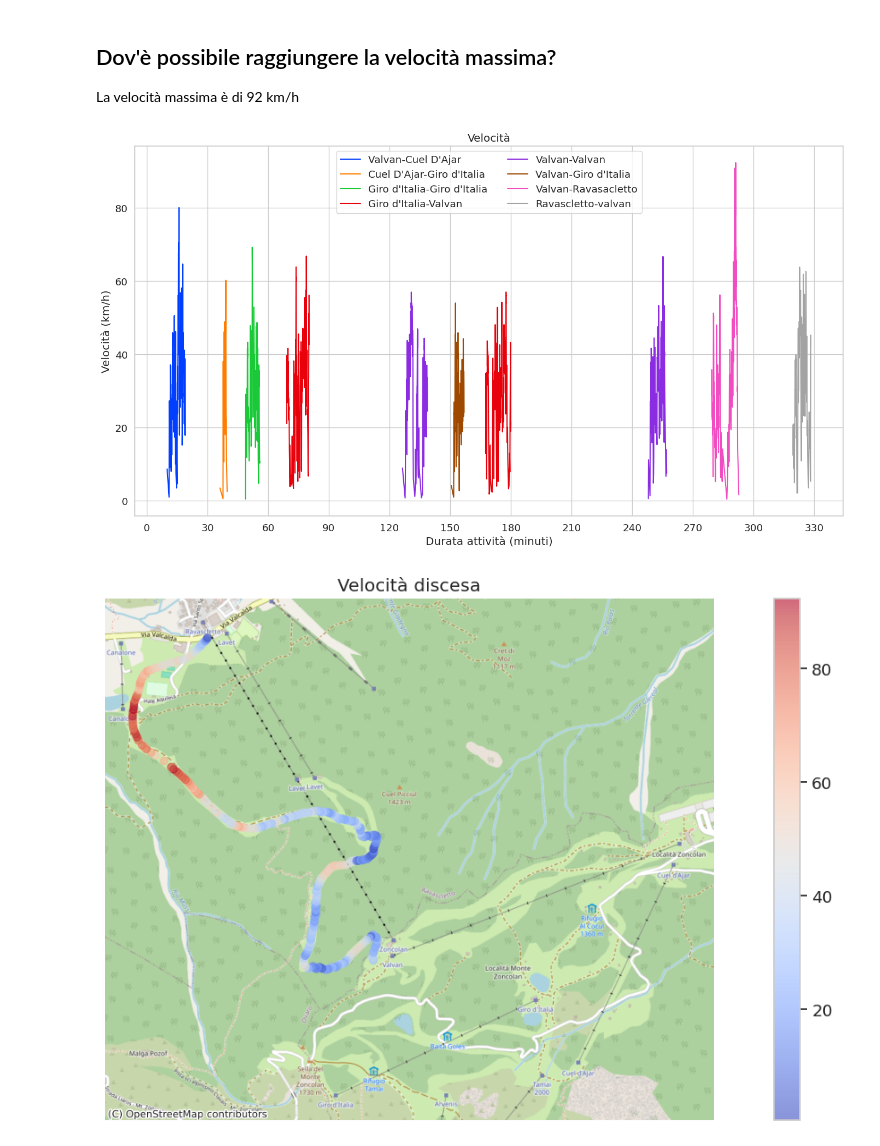
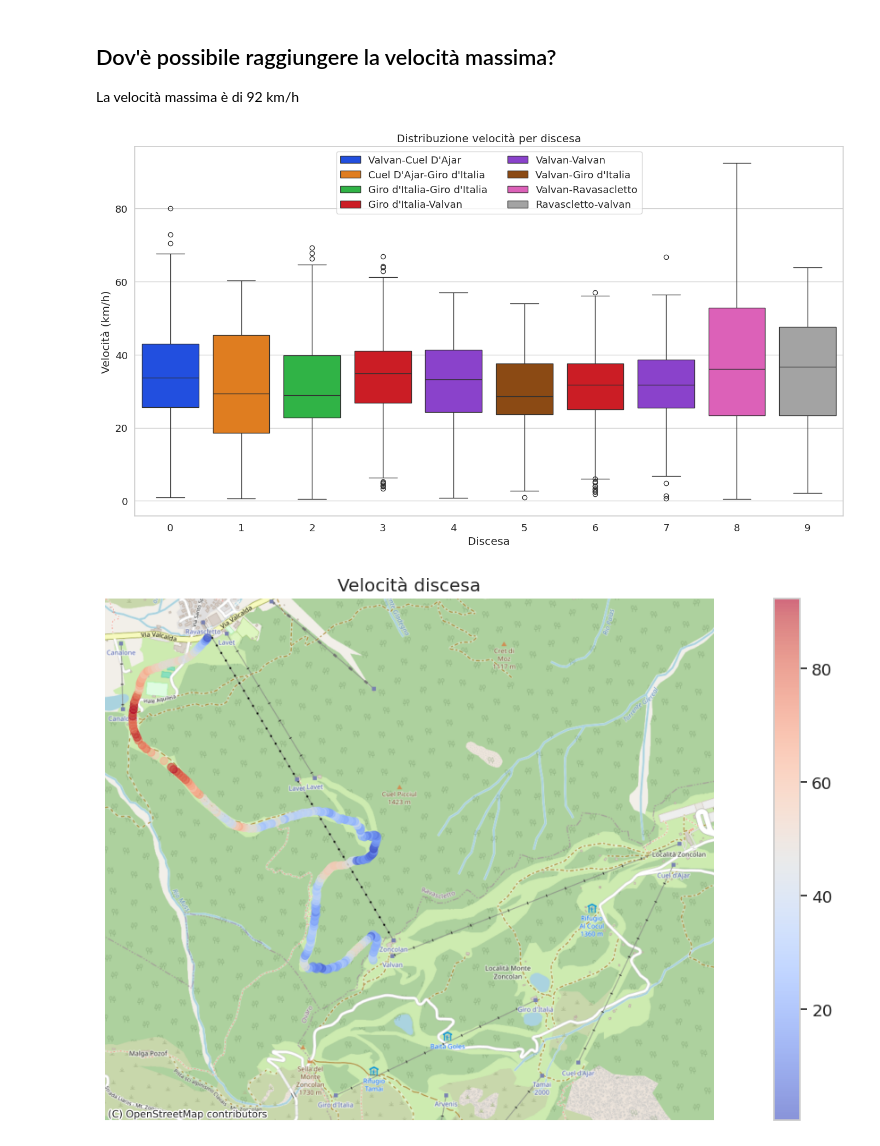
Before and after one commit to thomasmassarutto/DataSlopes, a Jupyter notebook: DataSlopes.ipynb, the cells around one changed output. Drawn from its saved outputs; the diff is of its cells as text; code cells hidden in the pictures.

Commit message:
boxplot distribuzione velocità per discesa

```diff
--- a/DataSlopes.ipynb
+++ b/DataSlopes.ipynb
@@ -690,55 +690,31 @@ mappa_colori_discese = dict(zip(
     gdf_discese['impianti'].unique(),
     palette
     ))
-# %%
-gdf_discese['delta_minuti'] = gdf_discese['time_from_start_minuti'].diff()
-gdf_discese['discesa'] = (gdf_discese['delta_minuti'] > 5).cumsum()
-
-
-
-f, ax = plt.subplots(1, 1, figsize=safe_image_size)
-ax.set_title("Velocità")
-
-## set elimina i duplicati
-labels= set()
-
-for _, discesa in gdf_discese.groupby('discesa'):
-
-    ## seleziona l'impianto (l'unico nella riga) e lo mappa in base al colore
-    impianto = discesa['impianti'].iloc[0]
-    colore = mappa_colori_discese[impianto] ## a questo punto so il colore che deve avere
-
-
-    if impianto not in labels:
-        label= impianto
-    else:
-        label= None ## non dovrebbe mai succedere...
-
-    labels.add(impianto)
-
-    sns.lineplot(
-        data=discesa,
-        y='velocita_kmh',
-        x='time_from_start_minuti',
-        ax=ax,
-        color=colore,
-        label=label
-    )
-
-ax.set_ylabel("Velocità (km/h)")
-ax.set_xlabel("Durata attività (minuti)")
-ax.legend(ncol=2)
-
-## serve a settare i ticks ogni 30 min
-maxtime= gdf1_altitudine['time_from_start_minuti'].max()
-ticks = range(0,  int(maxtime) + 5, 30)
-ax.set_xticks(ticks)
-ax.set_xticklabels(ticks)
-
-plt.tight_layout()
-plt.show()
-# %% [output]
-[figure, removed]
+# %%
+gdf_discese['delta_minuti'] = gdf_discese['time_from_start_minuti'].diff()
+gdf_discese['discesa'] = (gdf_discese['delta_minuti'] > 5).cumsum()
+
+f, ax = plt.subplots(1, 1, figsize=safe_image_size)
+
+ax.set_title("Distribuzione velocità per discesa")
+
+sns.boxplot(
+    data=gdf_discese,
+    x='discesa',
+    y='velocita_kmh',
+    hue='impianti',
+    palette=mappa_colori_discese,
+    ax=ax
+)
+
+ax.set_xlabel("Discesa")
+ax.set_ylabel("Velocità (km/h)")
+ax.legend(ncol=2)
+
+plt.tight_layout()
+plt.show()
+# %% [output]
+[figure, added]
 # %%
 ## analisi discesa Ravascletto
 
```
